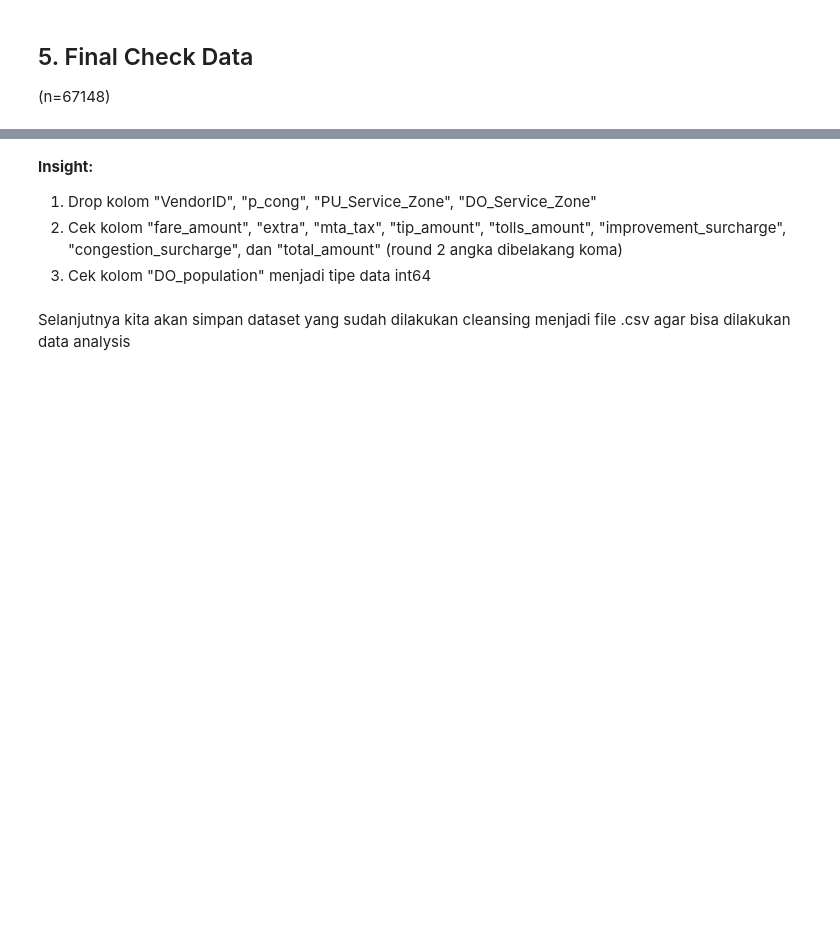
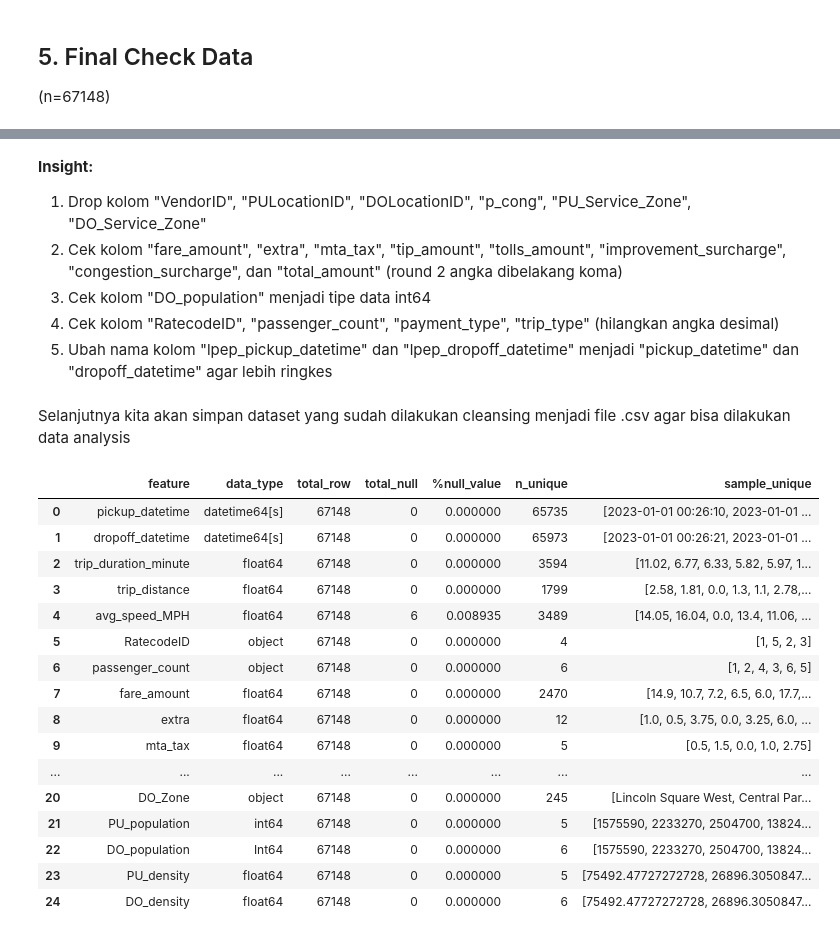
Before and after one commit to fathurizkym/ecommerce_churn_analysis, a Jupyter notebook: notebooks/Data_Preparation.ipynb, the cells around one changed output, grey strips where cells are left out. Drawn from its saved outputs; the diff is of its cells as text; code cells hidden in the pictures; blank space fills up the shorter version.

```diff
--- a/notebooks/Data_Preparation.ipynb
+++ b/notebooks/Data_Preparation.ipynb
@@ -1225,13 +1225,15 @@ checkData(df)
 | 30 | p_cong | float64 | 67148 | 0 | 0.000000 | 111 | [0.992822966507177, 0.42992125984... |
 # %% [markdown]
 **Insight:**
-1. Drop kolom "VendorID", "p_cong", "PU_Service_Zone", "DO_Service_Zone"
+1. Drop kolom "VendorID", "PULocationID", "DOLocationID", "p_cong", "PU_Service_Zone", "DO_Service_Zone"
 2. Cek kolom "fare_amount", "extra", "mta_tax", "tip_amount", "tolls_amount", "improvement_surcharge", "congestion_surcharge", dan "total_amount" (round 2 angka dibelakang koma)
 3. Cek kolom "DO_population" menjadi tipe data int64
+4. Cek kolom "RatecodeID", "passenger_count", "payment_type", "trip_type" (hilangkan angka desimal)
+5. Ubah nama kolom "lpep_pickup_datetime" dan "lpep_dropoff_datetime" menjadi "pickup_datetime" dan "dropoff_datetime" agar lebih ringkes
 # %%
 # 1. Drop kolom
 
-df.drop(columns=["VendorID", "p_cong", "PU_Service_Zone", "DO_Service_Zone"], inplace=True)
+df.drop(columns=["VendorID", "PULocationID", "DOLocationID", "p_cong", "PU_Service_Zone", "DO_Service_Zone"], inplace=True)
 # %%
 # 2. Round 2 angka dibelakang koma
 
@@ -1241,8 +1243,39 @@ df[["fare_amount", "extra", "mta_tax", "tip_amount", "tolls_amount", "improvemen
 # 3. Ubah tipe data
 
 df["DO_population"] = df["DO_population"].astype("Int64")
+# %%
+# 4. Drop angka desimal pada kolom "RatecodeID", "passenger_count", "payment_type", "trip_type"
+
+df[["RatecodeID", "passenger_count", "payment_type", "trip_type"]] = df[["RatecodeID", "passenger_count", "payment_type", "trip_type"]].replace(".0", "", regex=True)
+# %%
+# 5. Ubah nama kolom
+
+df.rename(columns={
+    'lpep_pickup_datetime': 'pickup_datetime',
+    'lpep_dropoff_datetime': 'dropoff_datetime',
+}, inplace=True)
 # %% [markdown]
 Selanjutnya kita akan simpan dataset yang sudah dilakukan cleansing menjadi file .csv agar bisa dilakukan data analysis
+# %%
+checkData(df)
+# %% [output]
+|  | feature | data_type | total_row | total_null | %null_value | n_unique | sample_unique |
+| 0 | pickup_datetime | datetime64[s] | 67148 | 0 | 0.000000 | 65735 | [2023-01-01 00:26:10, 2023-01-01 ... |
+| 1 | dropoff_datetime | datetime64[s] | 67148 | 0 | 0.000000 | 65973 | [2023-01-01 00:26:21, 2023-01-01 ... |
+| 2 | trip_duration_minute | float64 | 67148 | 0 | 0.000000 | 3594 | [11.02, 6.77, 6.33, 5.82, 5.97, 1... |
+| 3 | trip_distance | float64 | 67148 | 0 | 0.000000 | 1799 | [2.58, 1.81, 0.0, 1.3, 1.1, 2.78,... |
+| 4 | avg_speed_MPH | float64 | 67148 | 6 | 0.008935 | 3489 | [14.05, 16.04, 0.0, 13.4, 11.06, ... |
+| 5 | RatecodeID | object | 67148 | 0 | 0.000000 | 4 | [1, 5, 2, 3] |
+| 6 | passenger_count | object | 67148 | 0 | 0.000000 | 6 | [1, 2, 4, 3, 6, 5] |
+| 7 | fare_amount | float64 | 67148 | 0 | 0.000000 | 2470 | [14.9, 10.7, 7.2, 6.5, 6.0, 17.7,... |
+| 8 | extra | float64 | 67148 | 0 | 0.000000 | 12 | [1.0, 0.5, 3.75, 0.0, 3.25, 6.0, ... |
+| 9 | mta_tax | float64 | 67148 | 0 | 0.000000 | 5 | [0.5, 1.5, 0.0, 1.0, 2.75] |
+| ... | ... | ... | ... | ... | ... | ... | ... |
+| 20 | DO_Zone | object | 67148 | 0 | 0.000000 | 245 | [Lincoln Square West, Central Par... |
+| 21 | PU_population | int64 | 67148 | 0 | 0.000000 | 5 | [1575590, 2233270, 2504700, 13824... |
+| 22 | DO_population | Int64 | 67148 | 0 | 0.000000 | 6 | [1575590, 2233270, 2504700, 13824... |
+| 23 | PU_density | float64 | 67148 | 0 | 0.000000 | 5 | [75492.47727272728, 26896.3050847... |
+| 24 | DO_density | float64 | 67148 | 0 | 0.000000 | 6 | [75492.47727272728, 26896.3050847... |
 # %%
 # Simpan file to csv
 
```
Also changed, not shown: parts of 6 cells of this notebook, 3 other files.
